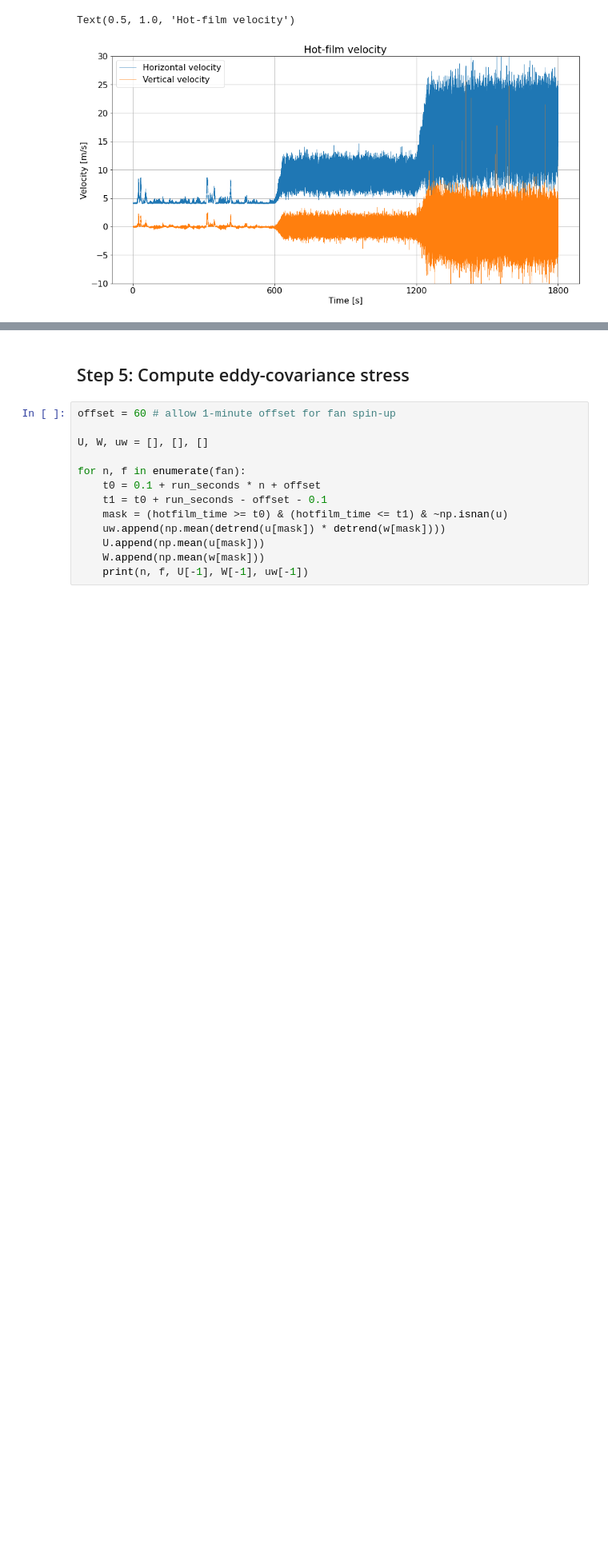
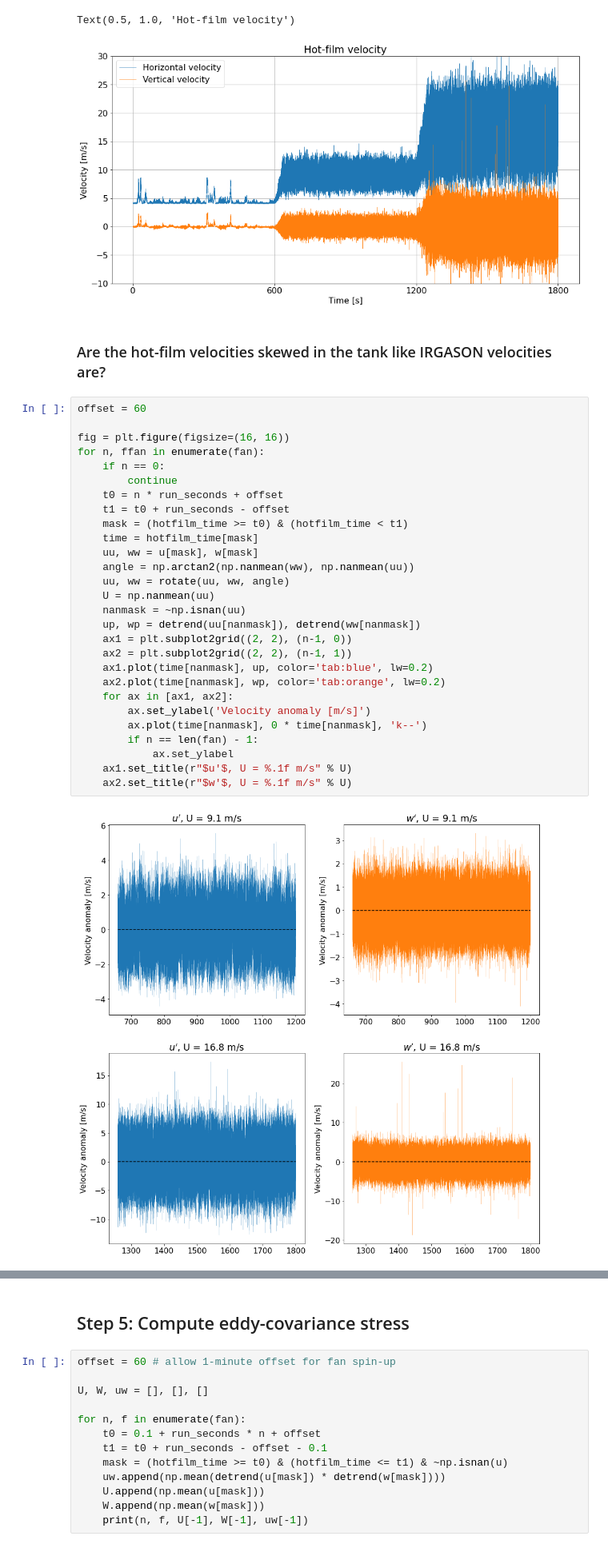
Before and after one commit to sustain-lab/sustain-drag-2020, a Jupyter notebook: hotfilm_stress_gradient.ipynb, the cells around one changed output, grey strips where cells are left out. Shown at 80% size. Saved outputs shown, nothing was run; the diff lists cells and outputs as text; blank space fills up the shorter version.

Commit message:
look at hotfilm skewness in SUSTAIN

```diff
--- a/hotfilm_stress_gradient.ipynb
+++ b/hotfilm_stress_gradient.ipynb
@@ -235,3 +237,35 @@ plt.title('Hot-film velocity')
 # %% [output]
 Text(0.5, 1.0, 'Hot-film velocity')
 [figure]
+# %% [markdown]
+### Are the hot-film velocities skewed in the tank like IRGASON velocities are?
+# %%
+offset = 60
+
+fig = plt.figure(figsize=(16, 16))
+for n, ffan in enumerate(fan):
+    if n == 0:
+        continue
+    t0 = n * run_seconds + offset
+    t1 = t0 + run_seconds - offset
+    mask = (hotfilm_time >= t0) & (hotfilm_time < t1)
+    time = hotfilm_time[mask]
+    uu, ww = u[mask], w[mask]
+    angle = np.arctan2(np.nanmean(ww), np.nanmean(uu))
+    uu, ww = rotate(uu, ww, angle)
+    U = np.nanmean(uu)
+    nanmask = ~np.isnan(uu)
+    up, wp = detrend(uu[nanmask]), detrend(ww[nanmask])
+    ax1 = plt.subplot2grid((2, 2), (n-1, 0))
+    ax2 = plt.subplot2grid((2, 2), (n-1, 1))
+    ax1.plot(time[nanmask], up, color='tab:blue', lw=0.2)
+    ax2.plot(time[nanmask], wp, color='tab:orange', lw=0.2)
+    for ax in [ax1, ax2]:
+        ax.set_ylabel('Velocity anomaly [m/s]')
+        ax.plot(time[nanmask], 0 * time[nanmask], 'k--')
+        if n == len(fan) - 1:
+            ax.set_ylabel
+    ax1.set_title(r"$u'$, U = %.1f m/s" % U)
+    ax2.set_title(r"$w'$, U = %.1f m/s" % U)
+# %% [output]
+[figure, added]
```
Also changed, not shown: parts of 2 cells of this notebook.
